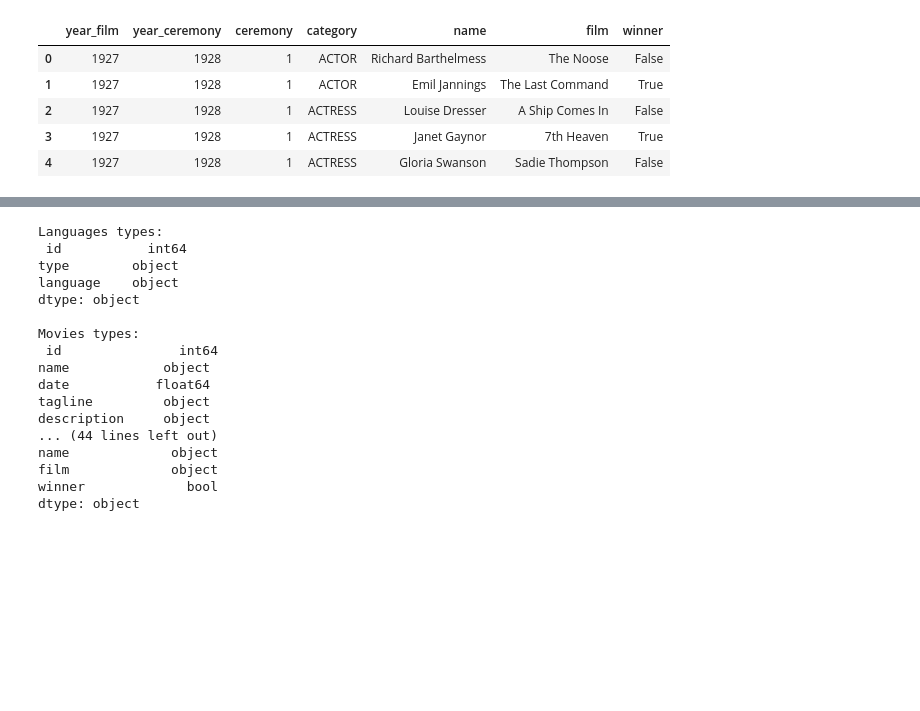
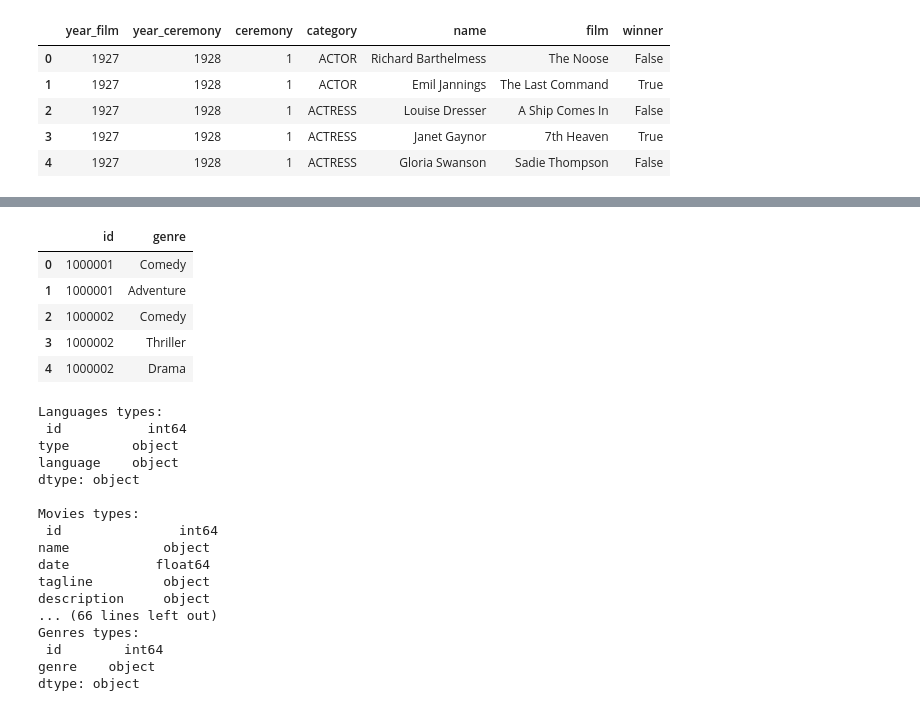
Before and after one commit to deicco/Assignment_IUM_TWEB, a Jupyter notebook: solution/notebooks/data_analysis.ipynb, the cells around one changed output, grey strips where cells are left out. Cells and saved outputs as stored; diff of their text form; code cells hidden in the pictures; blank space fills up the shorter version.

```diff
--- a/solution/notebooks/data_analysis.ipynb
+++ b/solution/notebooks/data_analysis.ipynb
@@ -115,3 +154,12 @@ df_oscars.head(5)
+# %%
+df_genres.head(5)
+# %% [output]
+|  | id | genre |
+| 0 | 1000001 | Comedy |
+| 1 | 1000001 | Adventure |
+| 2 | 1000002 | Comedy |
+| 3 | 1000002 | Thriller |
+| 4 | 1000002 | Drama |
 # %%
 print("Languages types:\n", df_languages.dtypes, "\n")
 print("Movies types:\n",df_movies.dtypes,"\n")
@@ -121,6 +169,10 @@ print("Studios types:\n", df_studios.dtypes, "\n")
 print("Themes types:\n",df_themes.dtypes,"\n")
 print("Reviews_types:\n",df_reviews.dtypes,"\n")
 print("Oscars types:\n",df_oscars.dtypes,"\n")
+print("Actors types:\n",df_actors.dtypes,"\n")
+print("Countries types:\n",df_countries.dtypes,"\n")
+print("Crew types:\n",df_crew.dtypes,"\n")
+print("Genres types:\n",df_genres.dtypes,"\n")
 # %% [output]
 Languages types:
  id           int64
@@ -134,8 +186,8 @@ name            object
 date           float64
 tagline         object
 description     object
-... (44 lines left out)
-name             object
-film             object
-winner             bool
+... (66 lines left out)
+Genres types:
+ id        int64
+genre    object
 dtype: object
```
Also changed, not shown: parts of 5 cells of this notebook.
